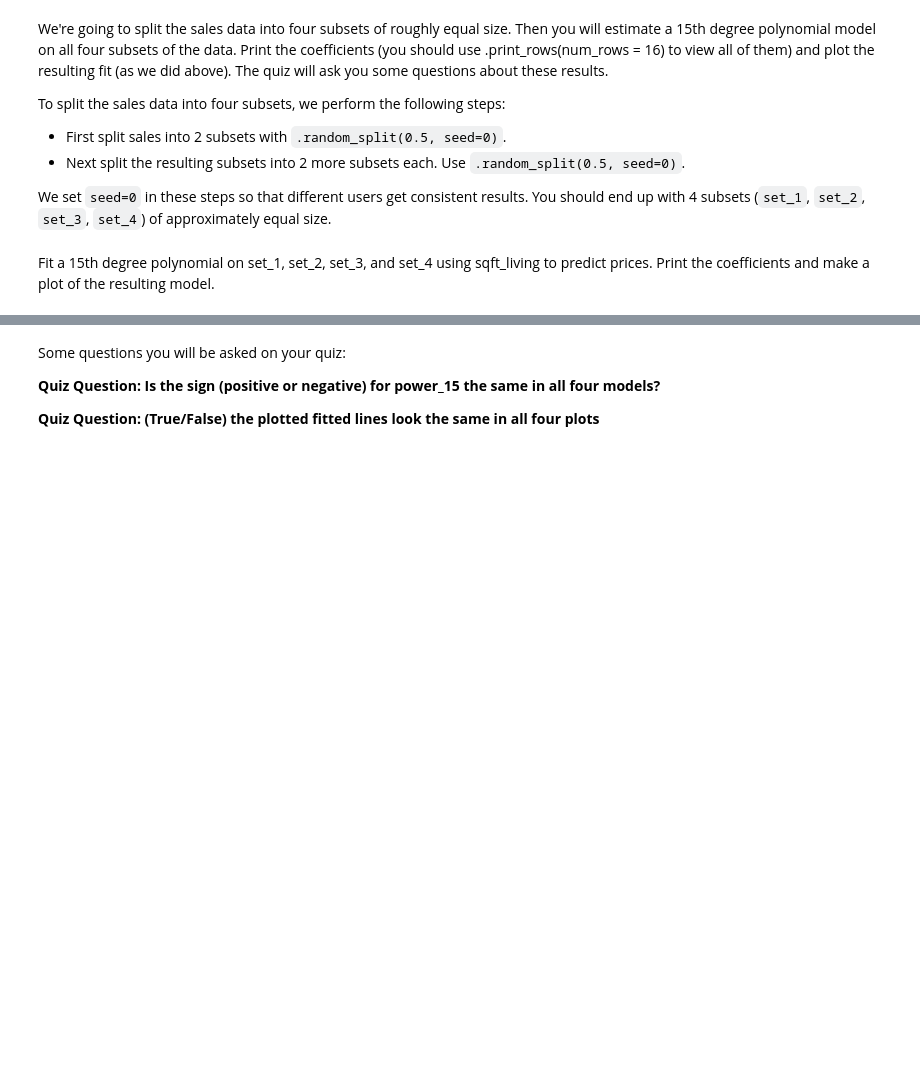
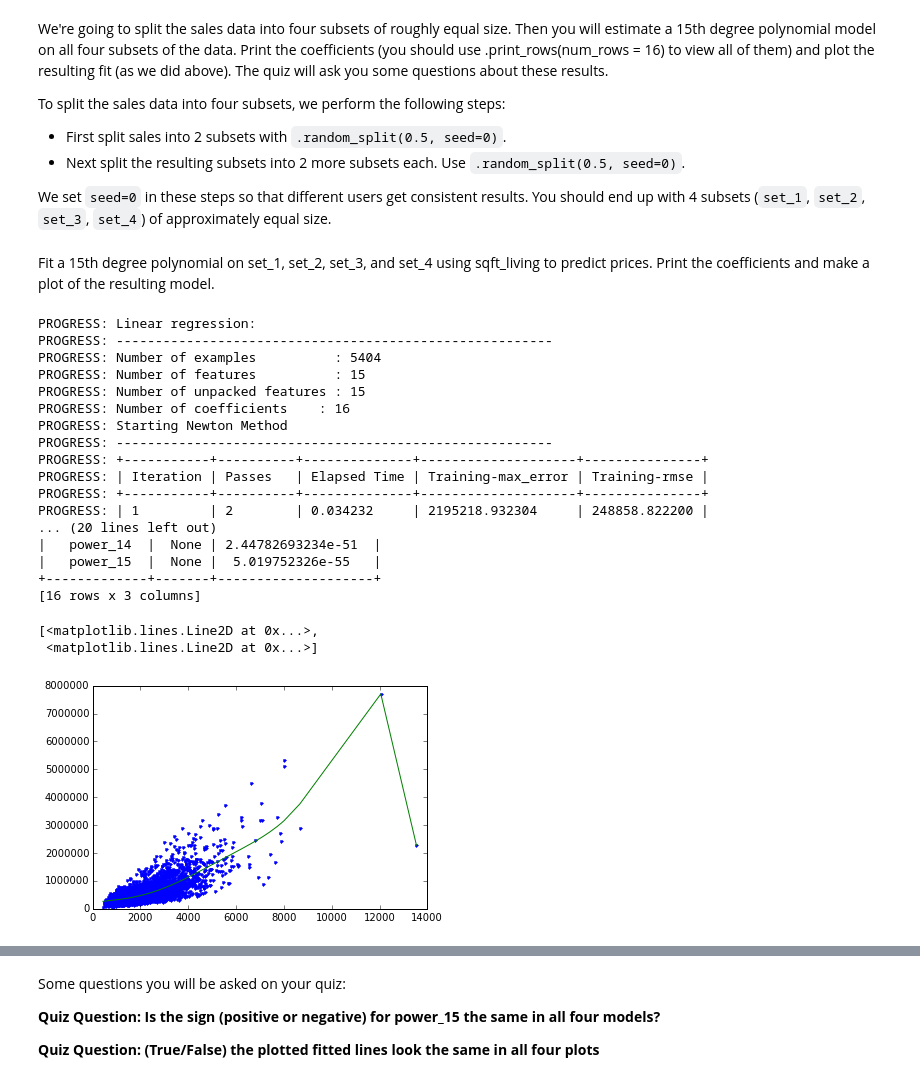
Before and after one commit to tjaskula/Coursera, a Jupyter notebook: Specializations/Machine Learning/Regression/Week 3/Assignment 1/week-3-polynomial-regression-assignment-blank.ipynb, the cells around one changed output, grey strips where cells are left out. Saved outputs shown, nothing was run; the diff lists cells and outputs as text; code cells hidden in the pictures; blank space fills up the shorter version.

```diff
--- a/Specializations/Machine Learning/Regression/Week 3/Assignment 1/week-3-polynomial-regression-assignment-blank.ipynb
+++ b/Specializations/Machine Learning/Regression/Week 3/Assignment 1/week-3-polynomial-regression-assignment-blank.ipynb
@@ -140,5 +247,40 @@ To split the sales data into four subsets, we perform the following steps:
 
 We set `seed=0` in these steps so that different users get consistent results.
 You should end up with 4 subsets (`set_1`, `set_2`, `set_3`, `set_4`) of approximately equal size.
+# %%
+sub_1,sub_2 = sales.random_split(.5,seed=0)
+set_1,set_2 = sub_1.random_split(.5,seed=0)
+set_3,set_4 = sub_2.random_split(.5,seed=0)
 # %% [markdown]
 Fit a 15th degree polynomial on set_1, set_2, set_3, and set_4 using sqft_living to predict prices. Print the coefficients and make a plot of the resulting model.
+# %%
+set1_data = polynomial_sframe(set_1['sqft_living'], 15)
+set1_features = set1_data.column_names() # get the name of the features
+set1_data['price'] = set_1['price'] # add price to the data since it's the target
+set1_model = graphlab.linear_regression.create(set1_data, target = 'price', features = set1_features, validation_set = None)
+
+set1_model.get("coefficients").print_rows(num_rows = 16)
+
+plt.plot(set1_data['power_1'],set1_data['price'],'.',
+        set1_data['power_1'], set1_model.predict(set1_data),'-')
+# %% [output]
+PROGRESS: Linear regression:
+PROGRESS: --------------------------------------------------------
+PROGRESS: Number of examples          : 5404
+PROGRESS: Number of features          : 15
+PROGRESS: Number of unpacked features : 15
+PROGRESS: Number of coefficients    : 16
+PROGRESS: Starting Newton Method
+PROGRESS: --------------------------------------------------------
+PROGRESS: +-----------+----------+--------------+--------------------+---------------+
+PROGRESS: | Iteration | Passes   | Elapsed Time | Training-max_error | Training-rmse |
+PROGRESS: +-----------+----------+--------------+--------------------+---------------+
+PROGRESS: | 1         | 2        | 0.034232     | 2195218.932304     | 248858.822200 |
+... (20 lines left out)
+|   power_14  |  None | 2.44782693234e-51  |
+|   power_15  |  None |  5.019752326e-55   |
++-------------+-------+--------------------+
+[16 rows x 3 columns]
+[<matplotlib.lines.Line2D at 0x...>,
+ <matplotlib.lines.Line2D at 0x...>]
+[figure, added]
```
Also changed, not shown: parts of 16 cells of this notebook.
